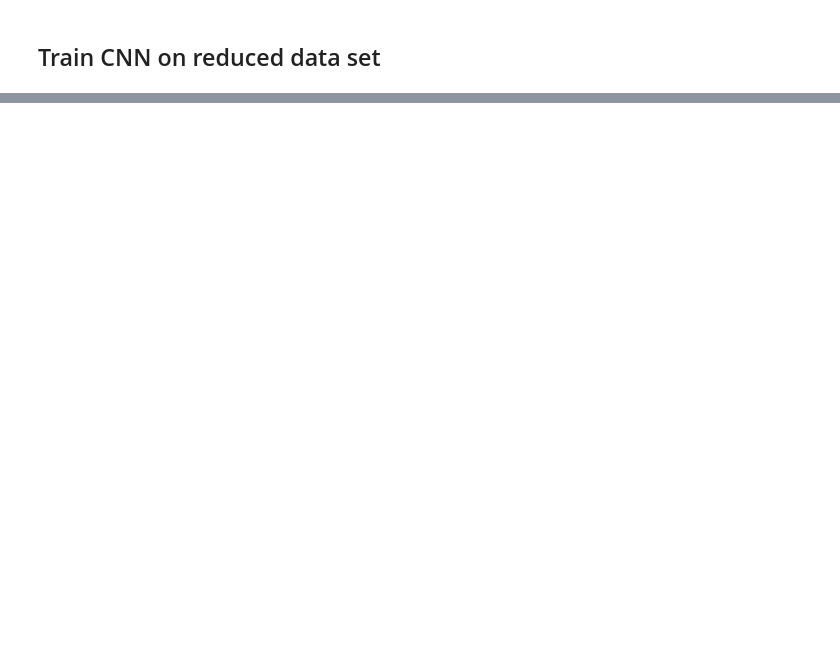
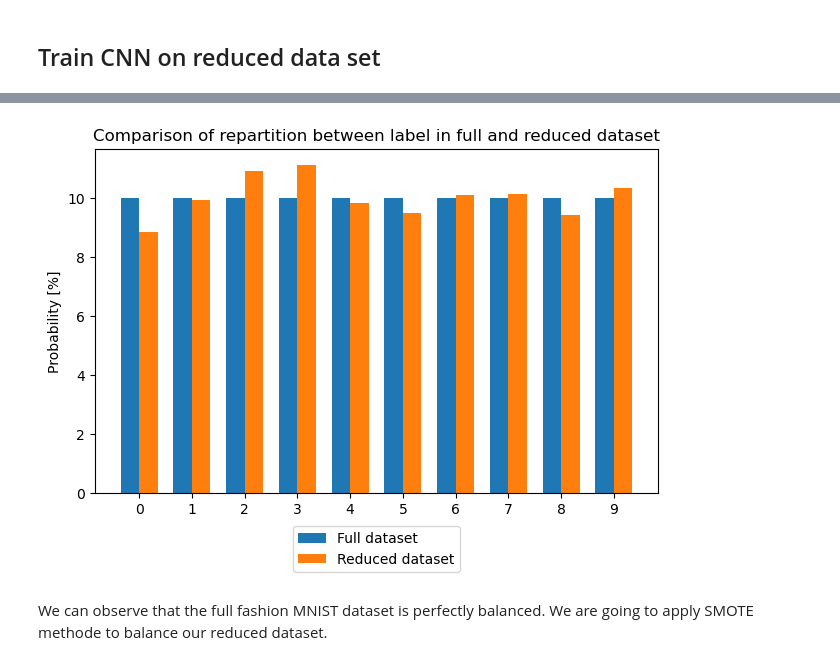
Before and after one commit to alexandre-flamant/FashionMNISTDataAugmentation, a Jupyter notebook: src/Data augmentation on MNIST.ipynb, the cells around one changed output, grey strips where cells are left out. Cells and saved outputs as stored; diff of their text form; code cells hidden in the pictures; blank space fills up the shorter version.

Commit message:
SMOTE augmentation added

```diff
--- a/src/Data augmentation on MNIST.ipynb
+++ b/src/Data augmentation on MNIST.ipynb
@@ -149,6 +116,7 @@ reduced_data  = 2. * reduced_data - 1.
 
 reduced_labels = full_train_set.targets[idxs]
 # %%
-reduced_train_set = torch.utils.data.TensorDataset(reduced_data, reduced_labels) #ReducedFashionMNISTDataset(reduced_data, reduced_labels, full_train_set.classes)
+reduced_train_set = torch.utils.data.TensorDataset(reduced_data, reduced_labels)
+reduced_train_set_size = len(reduced_data)
 # %%
 # Delete some, now, useless variables
@@ -463,0 +460,33 @@ del loss_function_cnn_reduced, lr_cnn_reduced, betas_cnn_reduced, optimizer_cnn_
+# %%
+reduced_train_set.tensors[1]
+
+n_full = np.zeros(n_classes)
+n_reduced = np.zeros(n_classes)
+for label in range(n_classes):
+    n_full[label] = torch.sum((full_train_set.targets == label).int())
+    n_reduced[label] = torch.sum((reduced_train_set.tensors[1] == label).int())
+
+p_full = n_full/full_train_set_size
+p_reduced = n_reduced/reduced_train_set_size
+
+x = np.arange(n_classes)  # the label locations
+width = 0.35       # the width of the bars
+
+fig, ax = plt.subplots()
+rects1 = ax.bar(x - width/2, p_full*100, width, label='Full dataset')
+rects2 = ax.bar(x + width/2, p_reduced*100, width, label='Reduced dataset')
+
+# Add some text for labels, title and custom x-axis tick labels, etc.
+ax.set_ylabel('Probability [%]')
+ax.set_title(f'Comparison of repartition between label in full and reduced dataset')
+ax.set_xticks(x, x)
+ax.legend(loc='lower center',bbox_to_anchor=(.5,-.25))
+
+fig.tight_layout()
+
+plt.savefig("../figures/labels_repartition_initial")
+plt.show()
+# %% [output]
+[figure, added]
+# %% [markdown]
+We can observe that the full fashion MNIST dataset is perfectly balanced. We are going to apply SMOTE methode to balance our reduced dataset.
```
Also changed, not shown: parts of 21 cells of this notebook, 7 other files.
